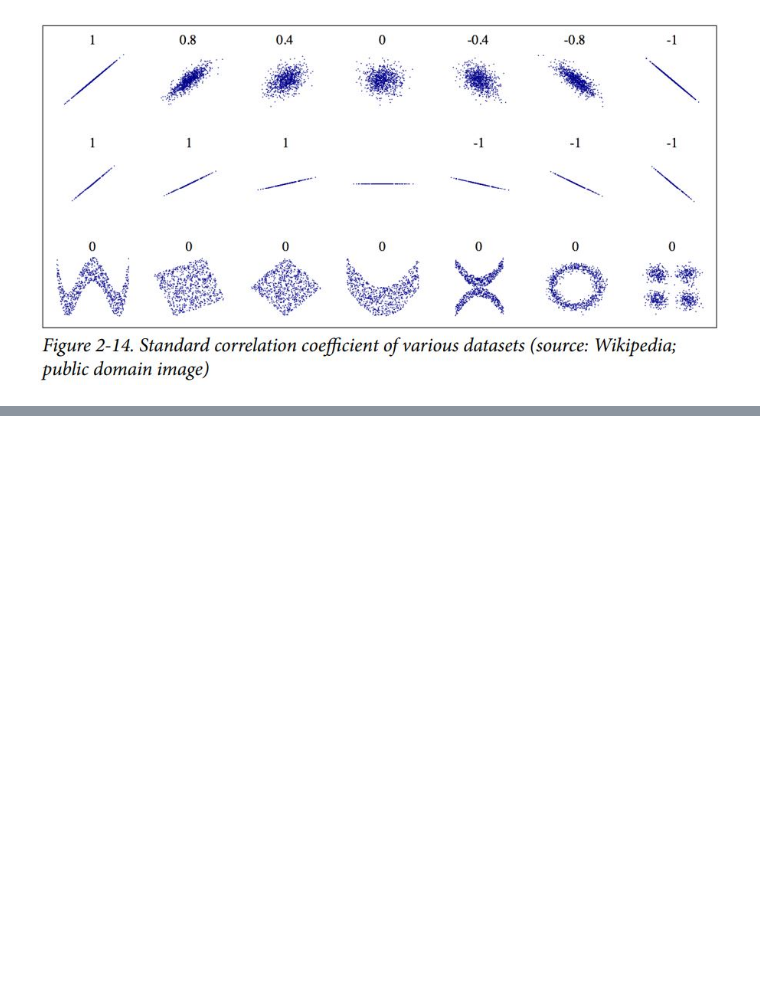
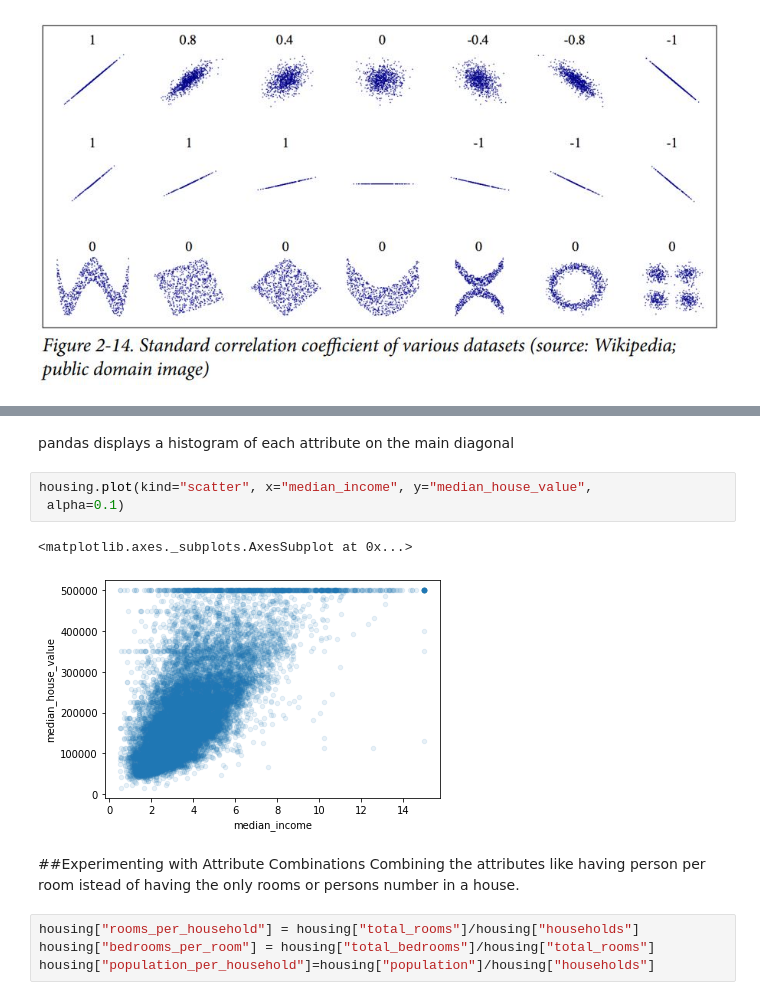
Before and after one commit to ArezooAalipanah/Hands-on-ML, a Jupyter notebook: HMLchapter2.ipynb, the cells around one changed output, grey strips where cells are left out. Drawn from its saved outputs; the diff is of its cells as text; blank space fills up the shorter version.

```diff
--- a/HMLchapter2.ipynb
+++ b/HMLchapter2.ipynb
@@ -253,0 +282,15 @@ go down when you go north). Finally, coefficients close to 0 mean that there is
+# %% [markdown]
+ pandas displays a histogram of each attribute on the main diagonal
+# %%
+housing.plot(kind="scatter", x="median_income", y="median_house_value",
+ alpha=0.1)
+# %% [output]
+<matplotlib.axes._subplots.AxesSubplot at 0x...>
+[figure, added]
+# %% [markdown]
+##Experimenting with Attribute Combinations
+Combining the attributes like having person per room istead of having the only rooms or persons number in a house.
+# %%
+housing["rooms_per_household"] = housing["total_rooms"]/housing["households"]
+housing["bedrooms_per_room"] = housing["total_bedrooms"]/housing["total_rooms"]
+housing["population_per_household"]=housing["population"]/housing["households"]
```
Also changed, not shown: parts of 12 cells of this notebook.
